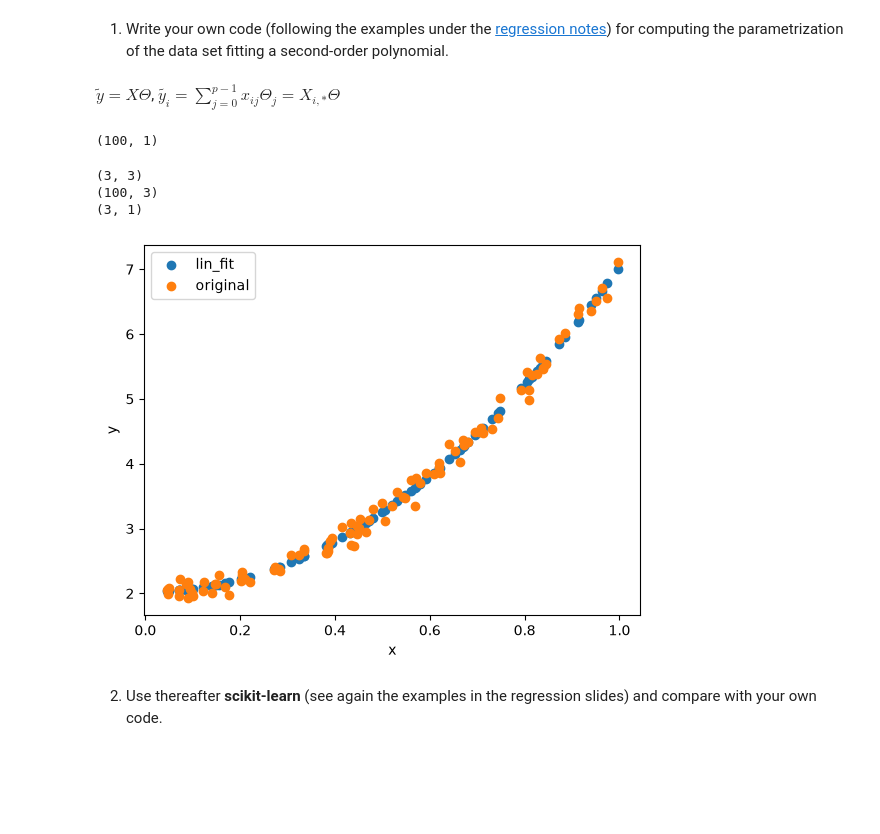
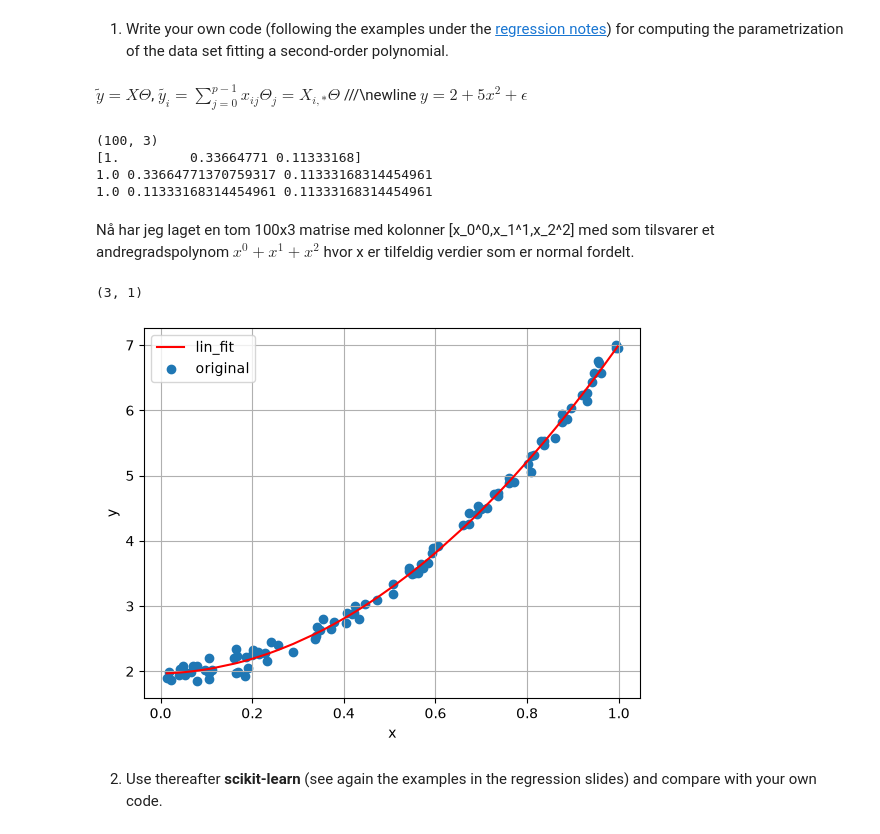
Before and after one commit to Timholmen96/MachineLearningUiO, a Jupyter notebook: doc/WeeklyMaterial/week34/exercisesweek34.ipynb, the cells around one changed output. Drawn from its saved outputs; the diff is of its cells as text; code cells hidden in the pictures; blank space fills up the shorter version.

```diff
--- a/doc/WeeklyMaterial/week34/exercisesweek34.ipynb
+++ b/doc/WeeklyMaterial/week34/exercisesweek34.ipynb
@@ -84,45 +84,48 @@ y = 2.0+5*x*x+0.1*np.random.randn(100,1)
 # %% [markdown]
 1. Write your own code (following the examples under the [regression notes](https://compphysics.github.io/MachineLearning/doc/LectureNotes/_build/html/chapter1.html)) for computing the parametrization of the data set fitting a second-order polynomial.
 # %% [markdown]
-$\tilde{y} = X\Theta$,  $\tilde{y_i} = \sum_{j=0}^{p-1}x_{ij}\Theta_j=X_{i,*}\Theta$
+$\tilde{y} = X\Theta$,  $\tilde{y_i} = \sum_{j=0}^{p-1}x_{ij}\Theta_j=X_{i,*}\Theta$ ///\newline
+$y = 2 + 5x^2 + \epsilon$
 # %%
 # Design Matrice
 n = len(x)
 X = np.zeros((n, 3))
-print(x.shape)
+print(X.shape)
 for i in range(n):
     for k in range(3):
         X[i, k] = (x[i]**k)[0]
+
+print(X[0,:])
+print(X[0,0], X[0,1], X[0,2])
+print(X[0,0],X[0,1]**2,X[0,1]**2)
 # %% [output]
-(100, 1)
+(100, 3)
+[1.         0.33664771 0.11333168]
+1.0 0.33664771370759317 0.11333168314454961
+1.0 0.11333168314454961 0.11333168314454961
+# %% [markdown]
+Nå har jeg laget en tom 100x3 matrise med kolonner [x_0^0,x_1^1,x_2^2] med som tilsvarer et andregradspolynom $x^0 + x^1 + x^2$ hvor x er tilfeldig verdier som er normal fordelt.
 # %%
 import matplotlib.pyplot as plt
-def ols(X,y):
-    "Ordinary least squares through the SVD"
-    U, s, Vt = np.linalg.svd(X, full_matrices=False)
-    T = Vt.T @ (U.T @ y / s)
-    return T
-Theta = ols(X,y)
-print(Theta.shape)
-print(X.shape)
-
 def ols_normal_equations(X, y):
     return np.linalg.pinv(X.T @ X) @ X.T @ y
 
 Theta1 = ols_normal_equations(X,y)
 print(Theta1.shape)
 y_tilde = (X @ Theta1)
-plt.scatter(x,y_tilde, label="lin_fit")
-plt.scatter(x,y, label="original")
+
+x_ind = np.argsort(x.ravel())
+
+plt.plot(x[x_ind],y_tilde[x_ind], c='r', label="lin_fit")
+plt.scatter(x[x_ind],y[x_ind], label="original")
 plt.xlabel("x")
 plt.ylabel("y")
 plt.legend()
+plt.grid()
 plt.show()
 # %% [output]
-(3, 3)
-(100, 3)
 (3, 1)
-[figure, old version]
+[figure, new version]
 # %% [markdown]
 2. Use thereafter **scikit-learn** (see again the examples in the regression slides) and compare with your own code.
 # %%
```
Also changed, not shown: parts of 5 cells of this notebook.
